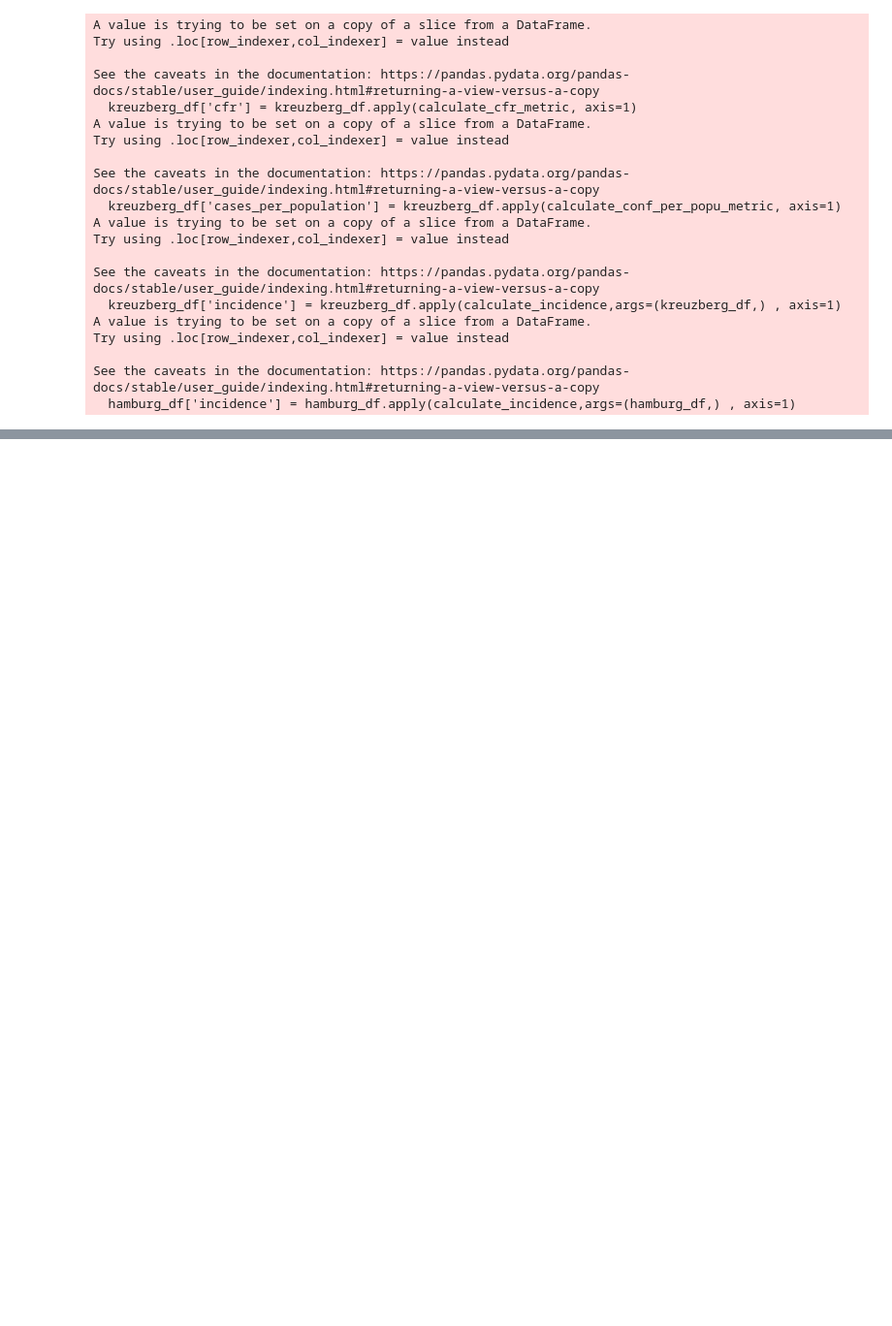
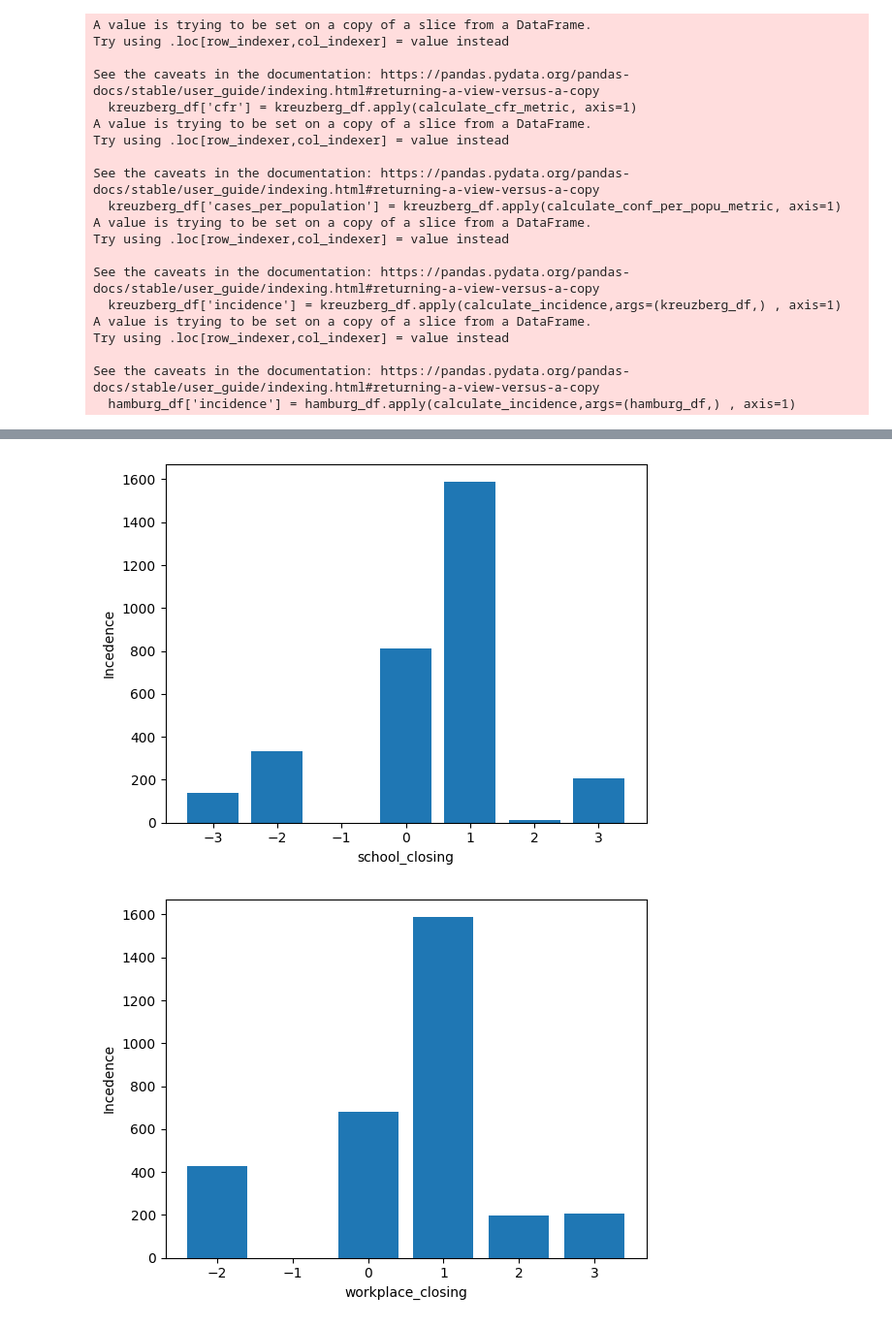
Before and after one commit to mario-dg/KI-Gruppe-03, a Jupyter notebook: AI_COV_19.ipynb, the cells around one changed output, grey strips where cells are left out. Shown at 97% size. Saved outputs shown, nothing was run; the diff lists cells and outputs as text; code cells hidden in the pictures; blank space fills up the shorter version.

```diff
--- a/AI_COV_19.ipynb
+++ b/AI_COV_19.ipynb
@@ -538,0 +686,16 @@ for i in districts:
+# %%
+permutation_values.sort_values('mean_incidences_per_permu', inplace=True, ascending=False)
+# %%
+# Calculate the average metric value for each category
+average_metric = permutation_values.groupby('vaccination_policy')['mean_incidences_per_permu'].mean()
+
+#plt.bar(average_metric.index, average_metric.values)
+for i in policy_features:
+  plt.figure()
+  plt.bar(permutation_values[i], permutation_values['mean_incidences_per_permu'])
+  plt.xlabel(i)
+  plt.ylabel('Incedence')
+  plt.show
+# %% [output]
+[figure, added]
+[figure, added]
```
Also changed, not shown: parts of 51 cells of this notebook.
